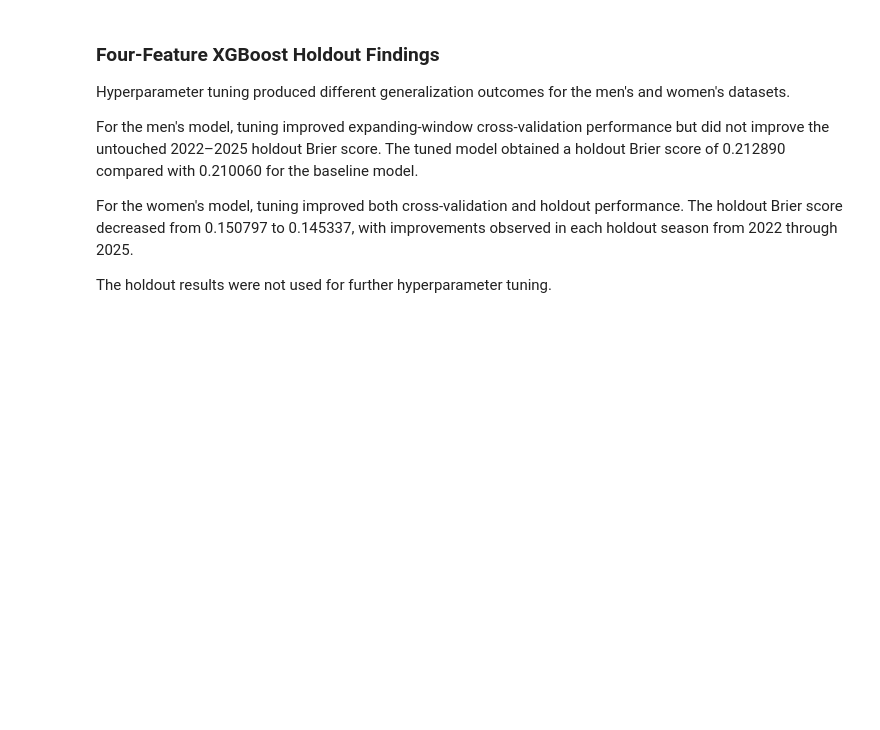
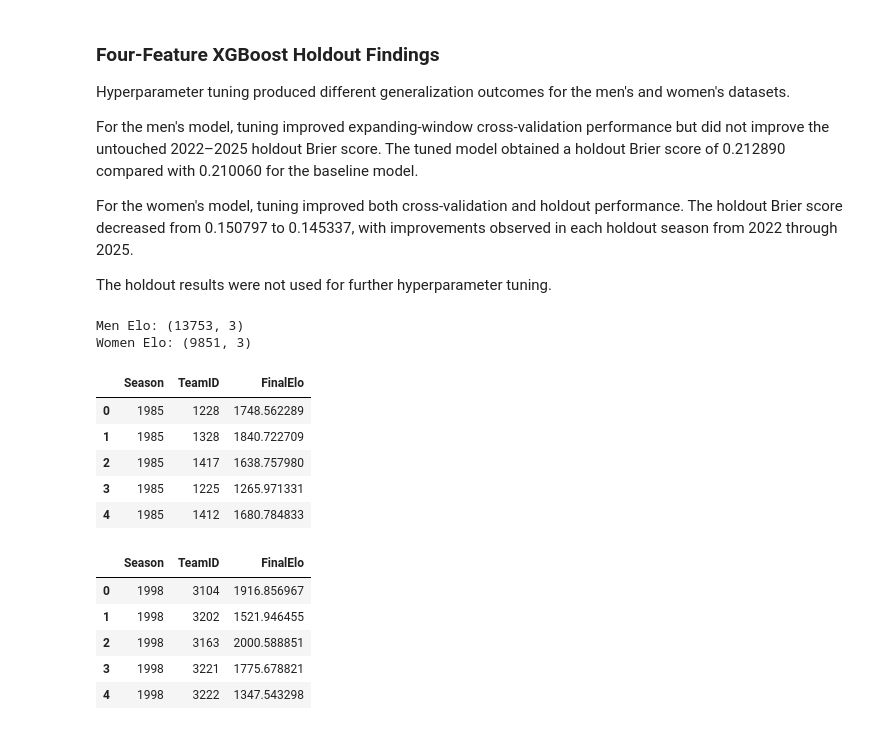
Before and after one commit to itzjiawei/SC4000_ML, a Jupyter notebook: notebooks/xgboost.ipynb, the cells around one changed output. Drawn from its saved outputs; the diff is of its cells as text; code cells hidden in the pictures; blank space fills up the shorter version.

```diff
--- a/notebooks/xgboost.ipynb
+++ b/notebooks/xgboost.ipynb
@@ -1744,3 +1744,27 @@ performance. The holdout Brier score decreased from 0.150797 to 0.145337,
 with improvements observed in each holdout season from 2022 through 2025.
 
 The holdout results were not used for further hyperparameter tuning.
+# %%
+men_elo = pd.read_csv("../data/processed/men_elo.csv")
+women_elo = pd.read_csv("../data/processed/women_elo.csv")
+
+print("Men Elo:", men_elo.shape)
+print("Women Elo:", women_elo.shape)
+
+display(men_elo.head())
+display(women_elo.head())
+# %% [output]
+Men Elo: (13753, 3)
+Women Elo: (9851, 3)
+|  | Season | TeamID | FinalElo |
+| 0 | 1985 | 1228 | 1748.562289 |
+| 1 | 1985 | 1328 | 1840.722709 |
+| 2 | 1985 | 1417 | 1638.757980 |
+| 3 | 1985 | 1225 | 1265.971331 |
+| 4 | 1985 | 1412 | 1680.784833 |
+|  | Season | TeamID | FinalElo |
+| 0 | 1998 | 3104 | 1916.856967 |
+| 1 | 1998 | 3202 | 1521.946455 |
+| 2 | 1998 | 3163 | 2000.588851 |
+| 3 | 1998 | 3221 | 1775.678821 |
+| 4 | 1998 | 3222 | 1347.543298 |
```
Also changed, not shown: parts of 17 cells of this notebook, 6 other files.
